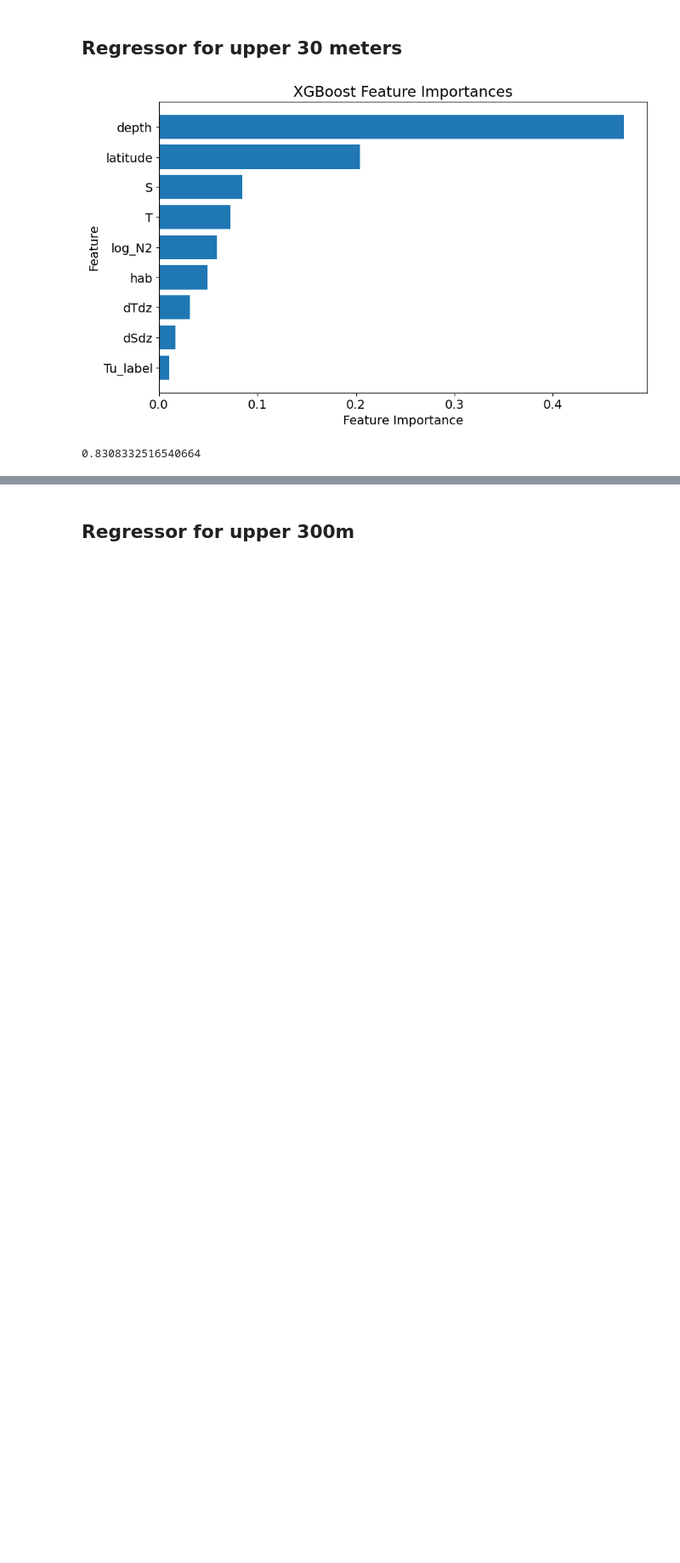
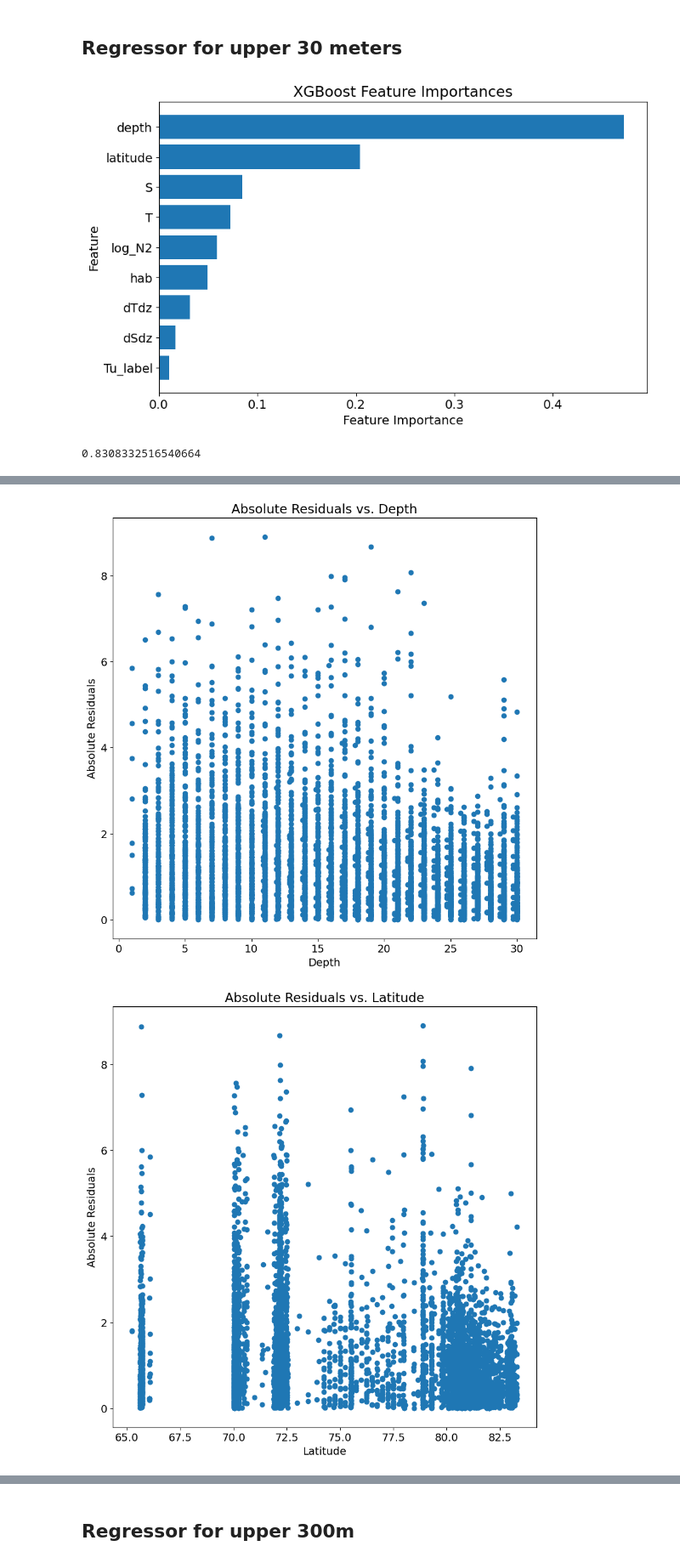
Before and after one commit to lisanneblok/ArcticTurbulence, a Jupyter notebook: ML_models/arctic_xgboost.ipynb, the cells around one changed output, grey strips where cells are left out. Shown at 85% size. Drawn from its saved outputs; the diff is of its cells as text; code cells hidden in the pictures; blank space fills up the shorter version.

```diff
--- a/ML_models/arctic_xgboost.ipynb
+++ b/ML_models/arctic_xgboost.ipynb
@@ -54,0 +82,5 @@ print(r21)
+# %%
+plot_correlations(merged_df30m)
+# %% [output]
+[figure, added]
+[figure, added]
```
Also changed, not shown: parts of 28 cells of this notebook, 2 other files.
